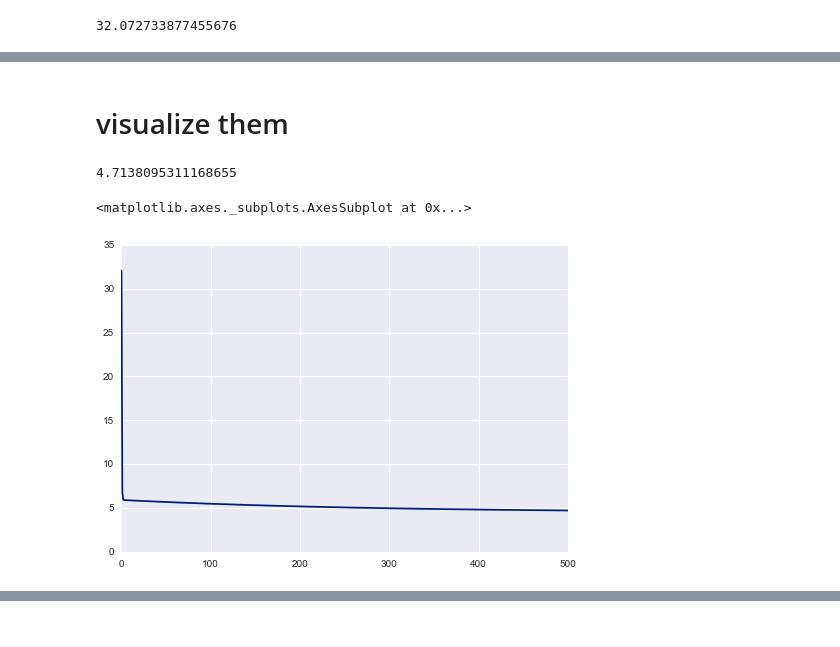
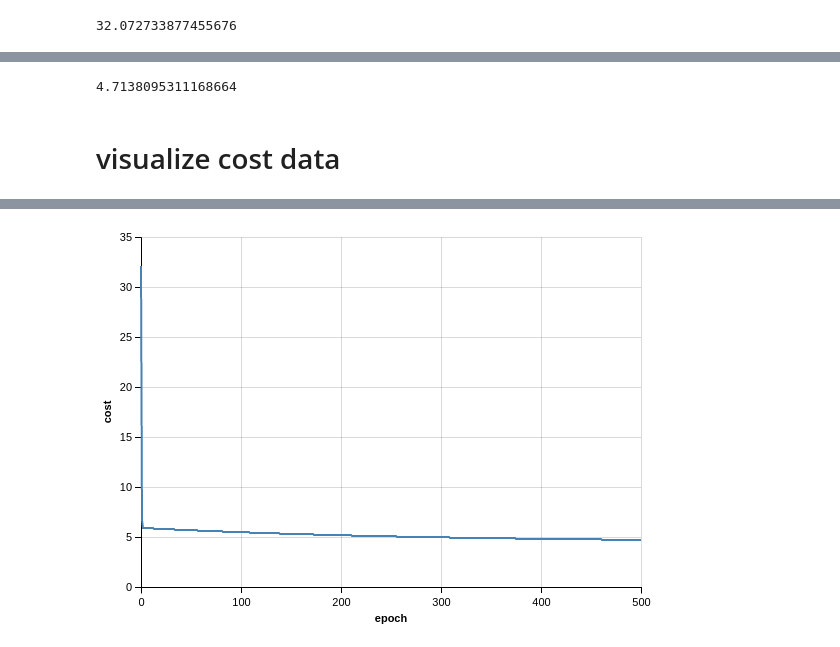
Before and after one commit to lukaemon/Coursera-ML-AndrewNg, a Jupyter notebook: machine-learning-ex1/2- numpy batch gradient decent.ipynb, the cells around one changed output, grey strips where cells are left out. Cells and saved outputs as stored; diff of their text form; code cells hidden in the pictures.

```diff
--- a/machine-learning-ex1/2- numpy batch gradient decent.ipynb
+++ b/machine-learning-ex1/2- numpy batch gradient decent.ipynb
@@ -56,12 +52,10 @@ final_theta, cost = lr.batch_gradient_decent(X, y, theta, alpha, epoch)
+# %%
+# compute final cost
+lr.cost(final_theta, X, y)
+# %% [output]
+4.7138095311168664
 # %% [markdown]
-# visualize them
+# visualize cost data
-# %%
-# compute final cost
-lr.compute_cost(X, y, final_theta)
-# %% [output]
-4.7138095311168655
-# %%
-sns.tsplot(time=np.arange(len(cost)), data = cost)
-# %% [output]
-<matplotlib.axes._subplots.AxesSubplot at 0x...>
-[figure, removed]
+# %%
+general.line_plot(np.arange(epoch+1), cost_data, 'epoch', 'cost')
+# %% [output]
@@ -68,3 +63,4 @@ sns.tsplot(time=np.arange(len(cost)), data = cost)
+[figure, added]
 # %%
 b = final_theta[0] # intercept
 m = final_theta[1] # slope
```
Also changed, not shown: parts of 10 cells of this notebook, 6 other files.
